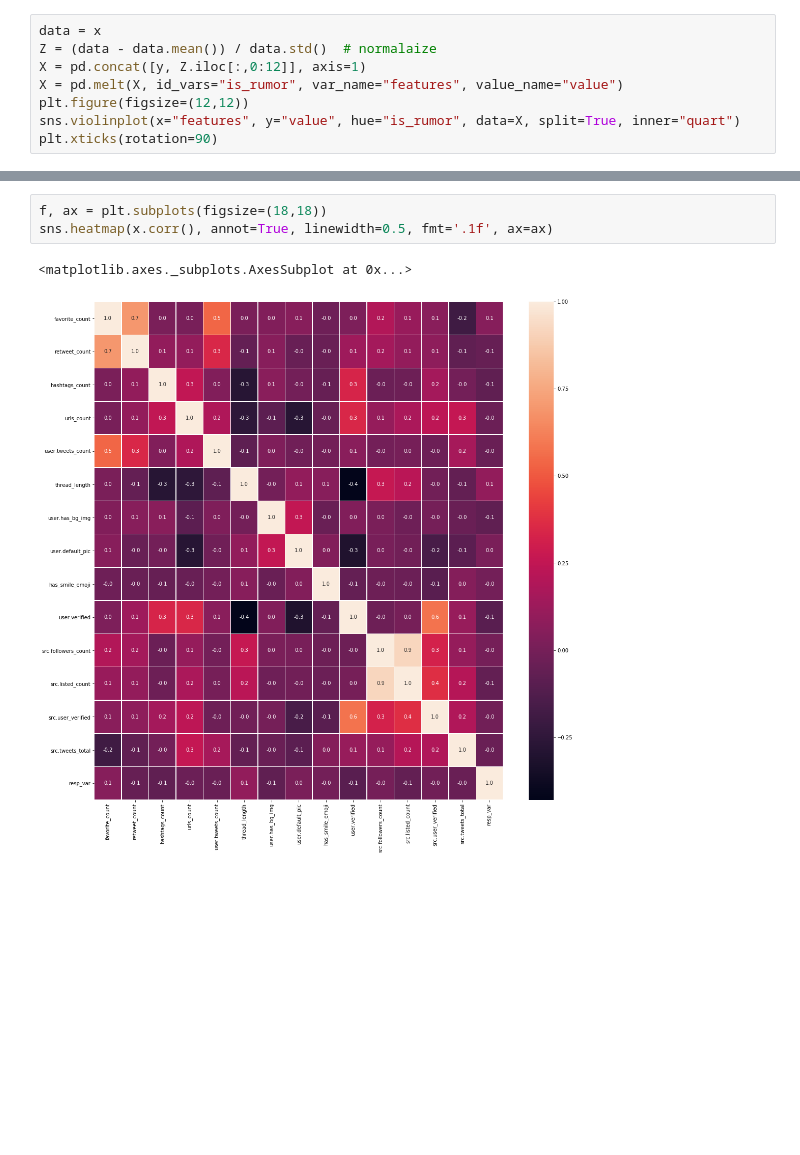
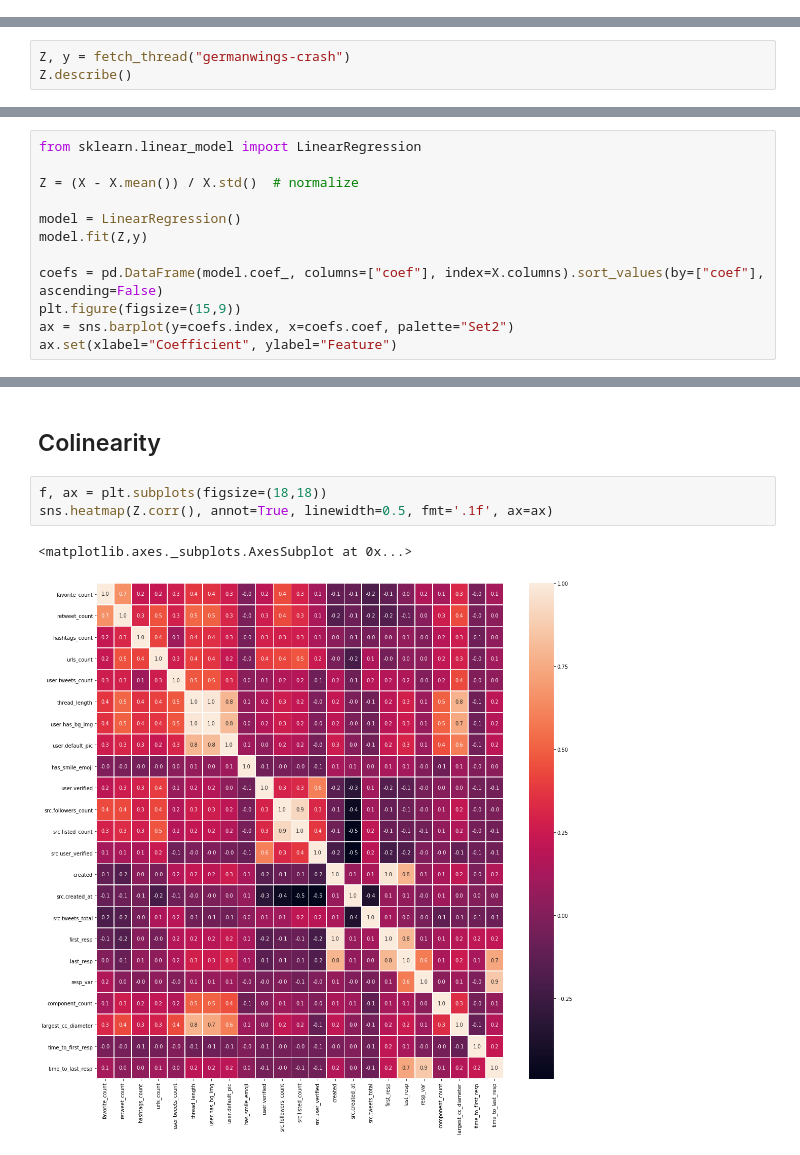
Before and after one commit to steve-kasica/pheme-rnr-knowledge-discovery, a Jupyter notebook: Feature Analysis.ipynb, the cells around one changed output, grey strips where cells are left out. Drawn from its saved outputs; the diff is of its cells as text; blank space fills up the shorter version.

```diff
--- a/Feature Analysis.ipynb
+++ b/Feature Analysis.ipynb
@@ -14,8 +8,0 @@ ax = sns.countplot(y, label="Count")
-# %%
-data = x
-Z = (data - data.mean()) / data.std()  # normalaize
-X = pd.concat([y, Z.iloc[:,0:12]], axis=1)
-X = pd.melt(X, id_vars="is_rumor", var_name="features", value_name="value")
-plt.figure(figsize=(12,12))
-sns.violinplot(x="features", y="value", hue="is_rumor", data=X, split=True, inner="quart")
-plt.xticks(rotation=90)
@@ -33,0 +9,3 @@ plt.xticks(rotation=90)
+# %%
+Z, y = fetch_thread("germanwings-crash")
+Z.describe()
@@ -33,0 +70,12 @@ plt.xticks(rotation=90)
+# %%
+from sklearn.linear_model import LinearRegression
+
+Z = (X - X.mean()) / X.std()  # normalize
+
+model = LinearRegression()
+model.fit(Z,y)
+
+coefs = pd.DataFrame(model.coef_, columns=["coef"], index=X.columns).sort_values(by=["coef"], ascending=False)
+plt.figure(figsize=(15,9))
+ax = sns.barplot(y=coefs.index, x=coefs.coef, palette="Set2")
+ax.set(xlabel="Coefficient", ylabel="Feature")
@@ -34,6 +85,8 @@ plt.xticks(rotation=90)
+# %% [markdown]
+## Colinearity
 # %%
 f, ax = plt.subplots(figsize=(18,18))
-sns.heatmap(x.corr(), annot=True, linewidth=0.5, fmt='.1f', ax=ax)
+sns.heatmap(Z.corr(), annot=True, linewidth=0.5, fmt='.1f', ax=ax)
 # %% [output]
 <matplotlib.axes._subplots.AxesSubplot at 0x...>
-[figure, old version]
+[figure, new version]
```
Also changed, not shown: parts of 11 cells of this notebook.
